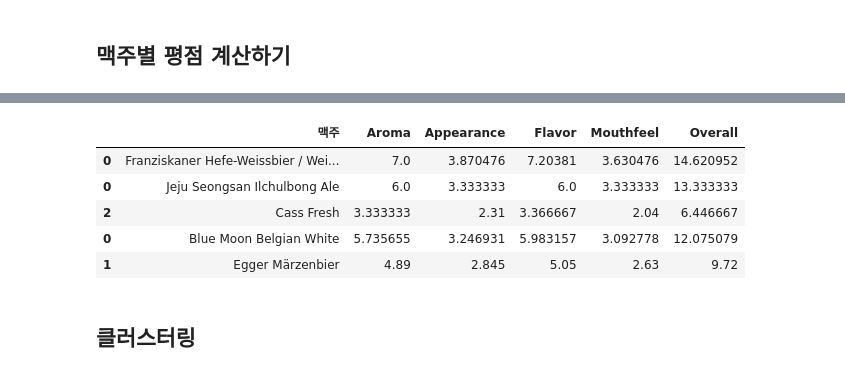
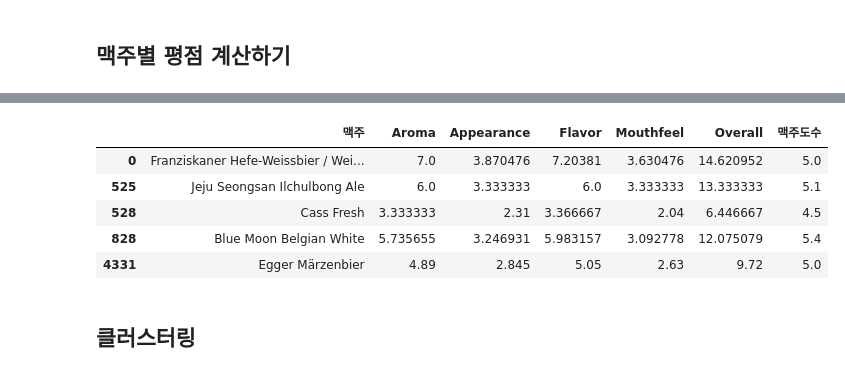
Before and after one commit to 2hongbi/DWU, a Jupyter notebook: big-data/big-data-capstone/project/beer_clustering.ipynb, the cells around one changed output, grey strips where cells are left out. Cells and saved outputs as stored; diff of their text form; code cells hidden in the pictures.

```diff
--- a/big-data/big-data-capstone/project/beer_clustering.ipynb
+++ b/big-data/big-data-capstone/project/beer_clustering.ipynb
@@ -17,6 +17,6 @@ import warnings
 warnings.filterwarnings('ignore')
 pd.set_option('display.max_rows', 100)
 # %%
-data = pd.read_csv('./맥주전처리후데이터.csv', encoding='utf-8', index_col=0)
+data = pd.read_csv('./맥주전처리후데이터_도수.csv', encoding='utf-8', index_col=0)
 data.head(3)
 # %% [output]
@@ -32,7 +32,7 @@ tmp = tmp[['맥주']]
 # %%
 # 맥주 이름 중복행 제거: df.drop_duplicates()
 tmp.drop_duplicates(keep='first', inplace=True)
-cols = ['Aroma', 'Appearance', 'Flavor', 'Mouthfeel', 'Overall']
+cols = ['Aroma', 'Appearance', 'Flavor', 'Mouthfeel', 'Overall', '맥주도수']
 
 for col in cols:
     tmp[col] = ''
@@ -61,15 +61,15 @@ for i in range(len(tmp)):
         # 요소별 평균 구하기
         tmp[col].iloc[i] = col_sum / length
 # %%
-tmp.to_csv('맥주_종류별_평점.csv', encoding='utf-8')
+tmp.to_csv('맥주_종류별_평점_도수.csv', encoding='utf-8')
 tmp.head()
 # %% [output]
-|  | 맥주 | Aroma | Appearance | Flavor | Mouthfeel | Overall |
-| 0 | Franziskaner Hefe-Weissbier / Wei... | 7.0 | 3.870476 | 7.20381 | 3.630476 | 14.620952 |
-| 0 | Jeju Seongsan Ilchulbong Ale | 6.0 | 3.333333 | 6.0 | 3.333333 | 13.333333 |
-| 2 | Cass Fresh | 3.333333 | 2.31 | 3.366667 | 2.04 | 6.446667 |
-| 0 | Blue Moon Belgian White | 5.735655 | 3.246931 | 5.983157 | 3.092778 | 12.075079 |
-| 1 | Egger Märzenbier | 4.89 | 2.845 | 5.05 | 2.63 | 9.72 |
+|  | 맥주 | Aroma | Appearance | Flavor | Mouthfeel | Overall | 맥주도수 |
+| 0 | Franziskaner Hefe-Weissbier / Wei... | 7.0 | 3.870476 | 7.20381 | 3.630476 | 14.620952 | 5.0 |
+| 525 | Jeju Seongsan Ilchulbong Ale | 6.0 | 3.333333 | 6.0 | 3.333333 | 13.333333 | 5.1 |
+| 528 | Cass Fresh | 3.333333 | 2.31 | 3.366667 | 2.04 | 6.446667 | 4.5 |
+| 828 | Blue Moon Belgian White | 5.735655 | 3.246931 | 5.983157 | 3.092778 | 12.075079 | 5.4 |
+| 4331 | Egger Märzenbier | 4.89 | 2.845 | 5.05 | 2.63 | 9.72 | 5.0 |
 # %% [markdown]
 ## 클러스터링
 # %%
```
Also changed, not shown: parts of 11 cells of this notebook, 10 other files.
